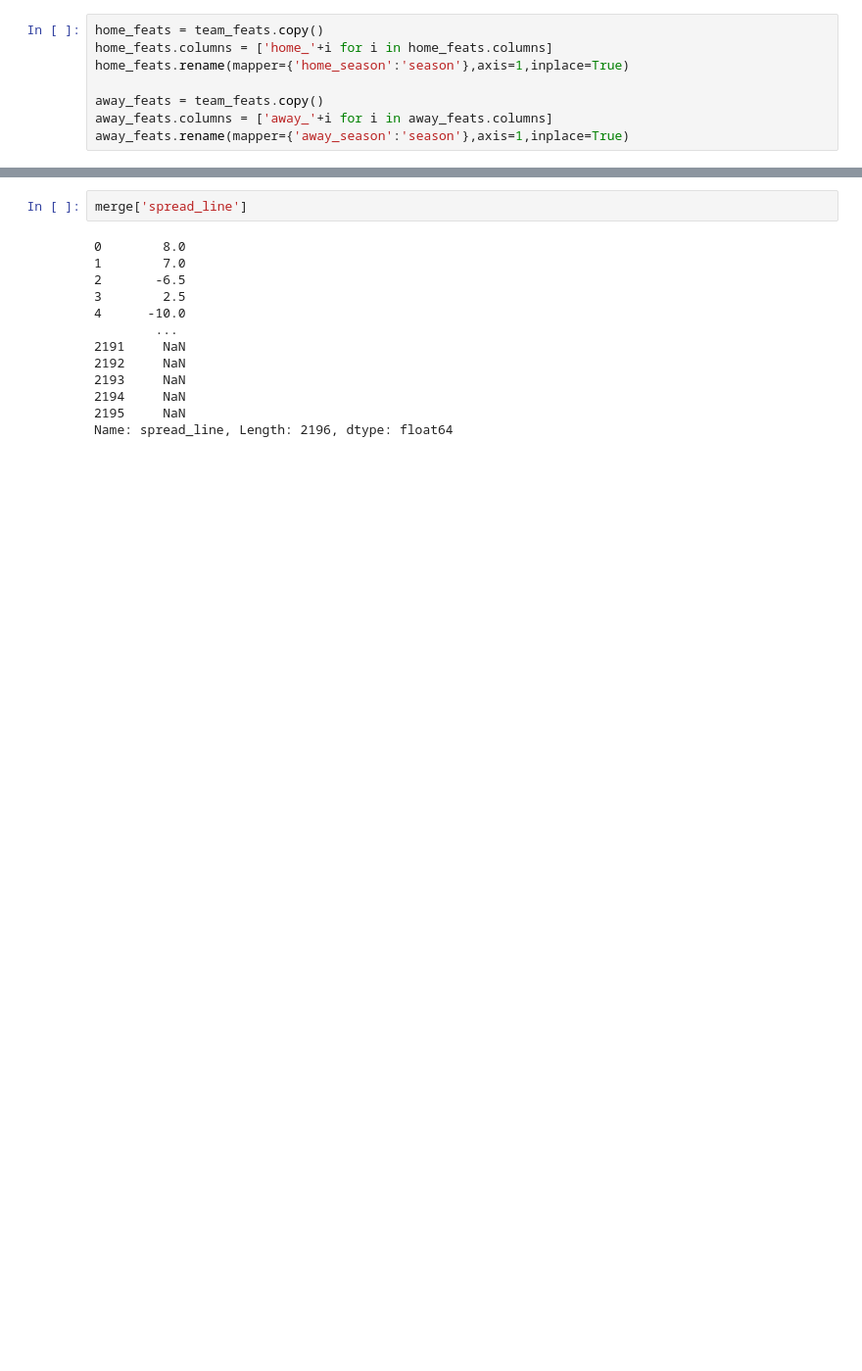
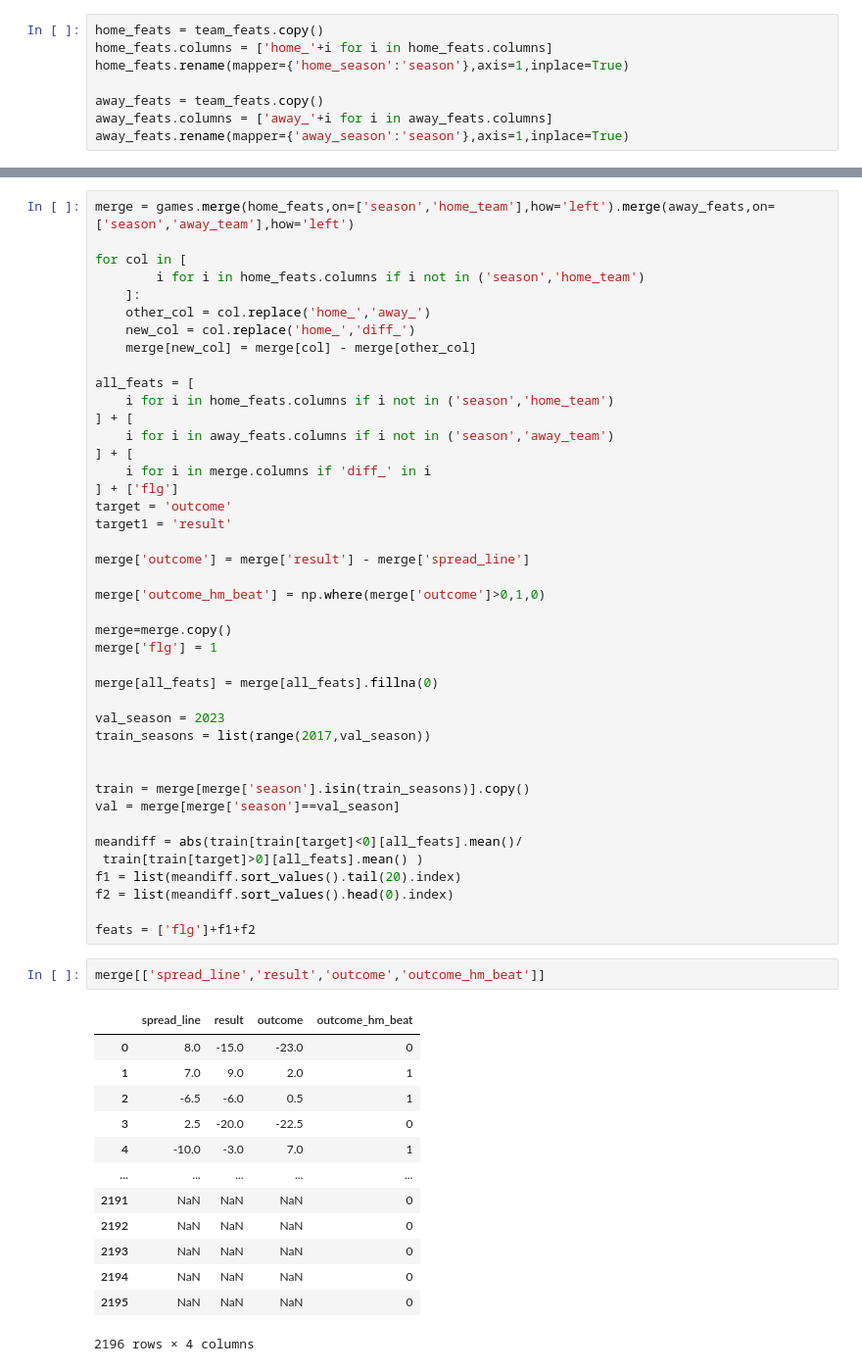
Before and after one commit to JLivingston01/pick-em, a Jupyter notebook: notebook_experiments/_2_model.ipynb, the cells around one changed output, grey strips where cells are left out. Shown at 98% size. Drawn from its saved outputs; the diff is of its cells as text; blank space fills up the shorter version.

```diff
--- a/notebook_experiments/_2_model.ipynb
+++ b/notebook_experiments/_2_model.ipynb
@@ -87,15 +22,58 @@ merge
+# %%
+merge = games.merge(home_feats,on=['season','home_team'],how='left').merge(away_feats,on=['season','away_team'],how='left')
+
+for col in [
+        i for i in home_feats.columns if i not in ('season','home_team')
+    ]:
+    other_col = col.replace('home_','away_')
+    new_col = col.replace('home_','diff_')
+    merge[new_col] = merge[col] - merge[other_col]
+
+all_feats = [
+    i for i in home_feats.columns if i not in ('season','home_team')
+] + [
+    i for i in away_feats.columns if i not in ('season','away_team')
+] + [
+    i for i in merge.columns if 'diff_' in i
+] + ['flg']
+target = 'outcome'
+target1 = 'result'
+
+merge['outcome'] = merge['result'] - merge['spread_line']
+
+merge['outcome_hm_beat'] = np.where(merge['outcome']>0,1,0)
+
+merge=merge.copy()
+merge['flg'] = 1
+
+merge[all_feats] = merge[all_feats].fillna(0)
+
+val_season = 2023
+train_seasons = list(range(2017,val_season))
+
+
+train = merge[merge['season'].isin(train_seasons)].copy()
+val = merge[merge['season']==val_season]
+
+meandiff = abs(train[train[target]<0][all_feats].mean()/
+ train[train[target]>0][all_feats].mean() )
+f1 = list(meandiff.sort_values().tail(20).index)
+f2 = list(meandiff.sort_values().head(0).index)
+
+feats = ['flg']+f1+f2
 # %%
-merge['spread_line']
+merge[['spread_line','result','outcome','outcome_hm_beat']]
 # %% [output]
+|  | spread_line | result | outcome | outcome_hm_beat |
+| 0 | 8.0 | -15.0 | -23.0 | 0 |
+| 1 | 7.0 | 9.0 | 2.0 | 1 |
+| 2 | -6.5 | -6.0 | 0.5 | 1 |
+| 3 | 2.5 | -20.0 | -22.5 | 0 |
+| 4 | -10.0 | -3.0 | 7.0 | 1 |
+| ... | ... | ... | ... | ... |
+| 2191 | NaN | NaN | NaN | 0 |
+| 2192 | NaN | NaN | NaN | 0 |
+| 2193 | NaN | NaN | NaN | 0 |
+| 2194 | NaN | NaN | NaN | 0 |
+| 2195 | NaN | NaN | NaN | 0 |
-0        8.0
-1        7.0
-2       -6.5
-3        2.5
-4      -10.0
-        ...
-2191     NaN
-2192     NaN
-2193     NaN
-2194     NaN
-2195     NaN
-Name: spread_line, Length: 2196, dtype: float64
+2196 rows × 4 columns
```
Also changed, not shown: parts of 25 cells of this notebook.
